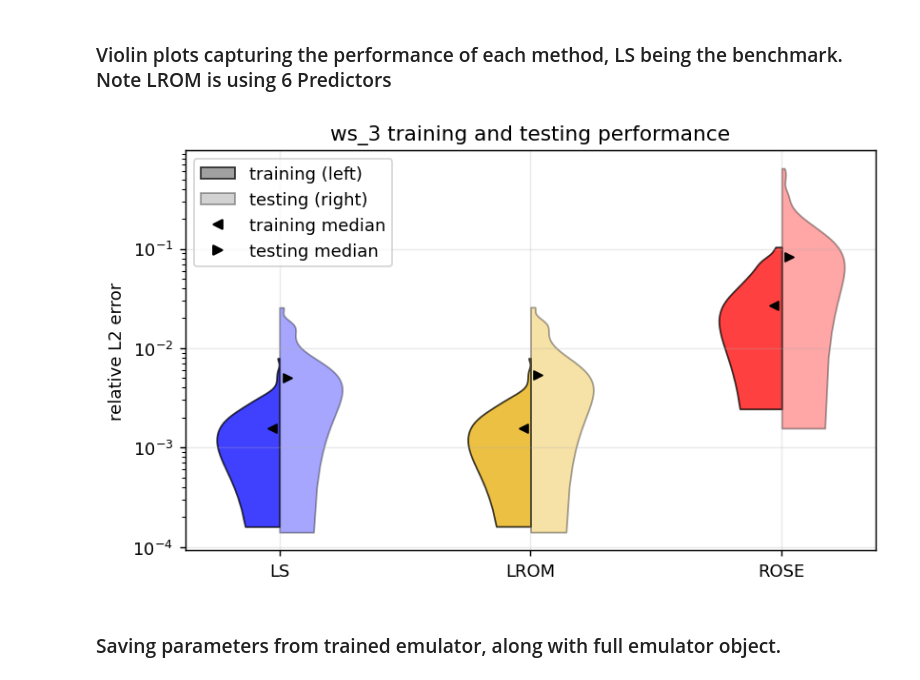
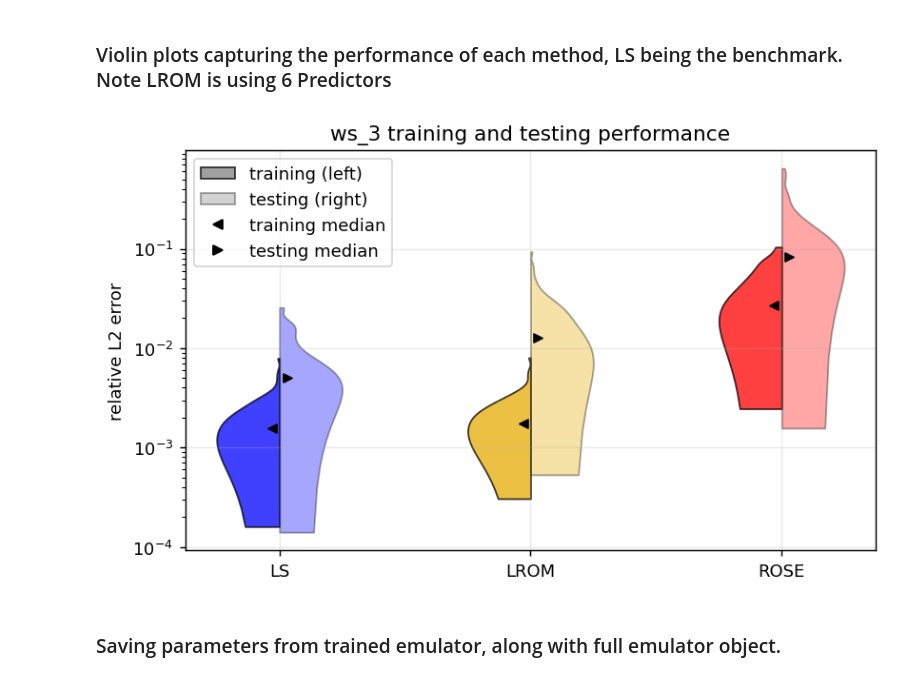
Before and after one commit to nitrogen5052/Learning-Reduced-Order-Models, a Jupyter notebook: notebooks/01_rbm_vs_lrom_single_wavefunction.ipynb, the cells around one changed output. Cells and saved outputs as stored; diff of their text form; code cells hidden in the pictures.

```diff
--- a/notebooks/01_rbm_vs_lrom_single_wavefunction.ipynb
+++ b/notebooks/01_rbm_vs_lrom_single_wavefunction.ipynb
@@ -573,19 +346,14 @@ ws3_emulator.train(
 )
 
 # Showing results and comparing to exact solution
-parameter_lrom = np.asarray(
-    ws3_emulator.testing_results.lrom[0]
-).copy()
-parameter_relative_l2 = np.asarray(
-    ws3_emulator.testing_results.metrics["relative_l2"][0]["lrom"]
-).copy()
-parameter_training_relative_l2 = np.asarray(
-    ws3_emulator.training_results.metrics["relative_l2"][0]["lrom"]
-).copy()
+parameter_lrom = np.asarray(ws3_emulator.testing_results.lrom[0]).copy()
 
-# Training with 6 predictors
+parameter_relative_l2 = np.asarray( ws3_emulator.testing_results.metrics["relative_l2"][0]["lrom"] ).copy()
+parameter_training_relative_l2 = np.asarray( ws3_emulator.training_results.metrics["relative_l2"][0]["lrom"] ).copy()
+
+# Training with 3 predictors
 ws3_emulator.train(
     basis_size=BASIS_SIZE,
     predictor="potential",
-    predictor_count=6,
+    predictor_count=3,
 )
@@ -1010,59 +603,38 @@ plt.show()
 # %%
-methods = ("ls", "lrom", "rose")
-colors = tuple(METHOD_COLORS[method] for method in methods)
-positions = np.arange(1, 4)
-training_metrics = dict(ws3_emulator.training_results.metrics["relative_l2"][0])
-training_metrics["ls"] = ws3_ls_rel_train
-training_metrics["rose"] = ws3_rose_rel_train
-testing_metrics = dict(ws3_emulator.testing_results.metrics["relative_l2"][0])
-testing_metrics["ls"] = ws3_ls_rel_test
-testing_metrics["rose"] = ws3_rose_rel_test
-training_values = [
-    np.maximum(training_metrics[method], np.finfo(float).tiny)
-    for method in methods
-]
-testing_values = [
-    np.maximum(testing_metrics[method], np.finfo(float).tiny)
-    for method in methods
-]
+
 fig, ax = plt.subplots(figsize=(7.2, 4.2))
-training_violin = ax.violinplot(
-    training_values,
-    positions=positions,
-    showextrema=False,
-)
-testing_violin = ax.violinplot(
-    testing_values,
-    positions=positions,
-    showextrema=False,
-)
+training_violin = ax.violinplot(training_values, positions=positions,showextrema=False,)
+testing_violin = ax.violinplot(testing_values, positions=positions, showextrema=False,)
+
 for center, body, color in zip(positions, training_violin["bodies"], colors):
     vertices = body.get_paths()[0].vertices
     vertices[:, 0] = np.minimum(vertices[:, 0], center)
     body.set_facecolor(color)
     body.set_edgecolor("black")
     body.set_alpha(0.75)
+
 for center, body, color in zip(positions, testing_violin["bodies"], colors):
     vertices = body.get_paths()[0].vertices
     vertices[:, 0] = np.maximum(vertices[:, 0], center)
     body.set_facecolor(color)
     body.set_edgecolor("black")
     body.set_alpha(0.35)
+
 ax.scatter(positions - 0.03, [np.median(values) for values in training_values], color="black", marker="<", s=24)
 ax.scatter(positions + 0.03, [np.median(values) for values in testing_values], color="black", marker=">", s=24)
 ax.set_xticks(positions, [method.upper() for method in methods])
 ax.set_yscale("log")
 ax.set_ylabel("relative L2 error")
 ax.set_title("ws_3 training and testing performance")
 ax.legend(handles=[
     Patch(facecolor="gray", edgecolor="black", alpha=0.75, label="training (left)"),
     Patch(facecolor="gray", edgecolor="black", alpha=0.35, label="testing (right)"),
     Line2D([], [], color="black", marker="<", linestyle="None", label="training median"),
     Line2D([], [], color="black", marker=">", linestyle="None", label="testing median"),
 ])
 plt.show()
 # %% [output]
-[figure, old version]
+[figure, new version]
 # %% [markdown]
 ### Saving parameters from trained emulator, along with full emulator object.
 # %%
```
Also changed, not shown: parts of 27 cells of this notebook.
